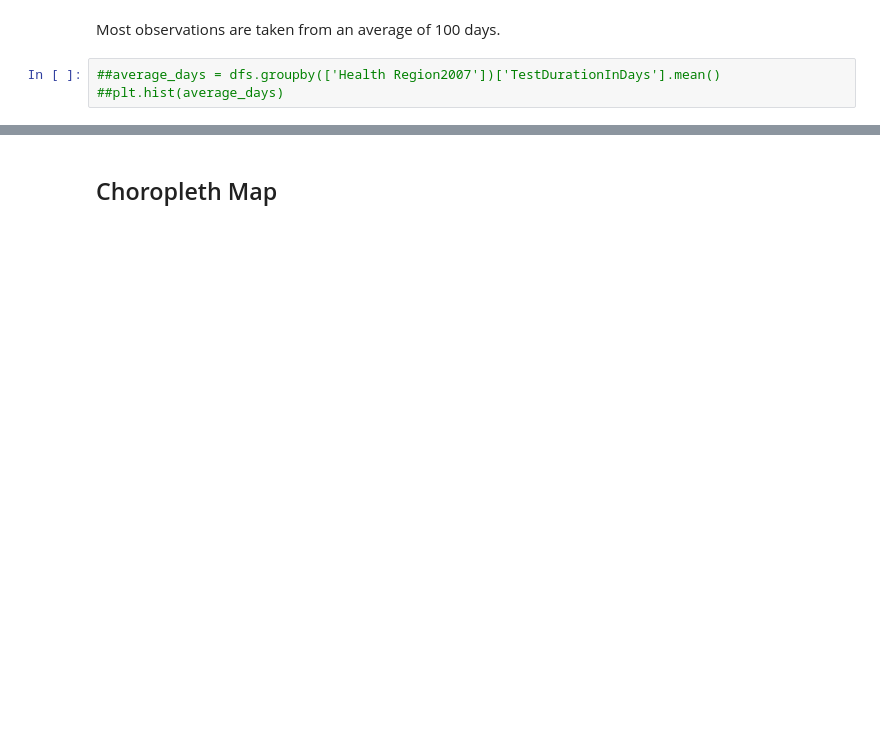
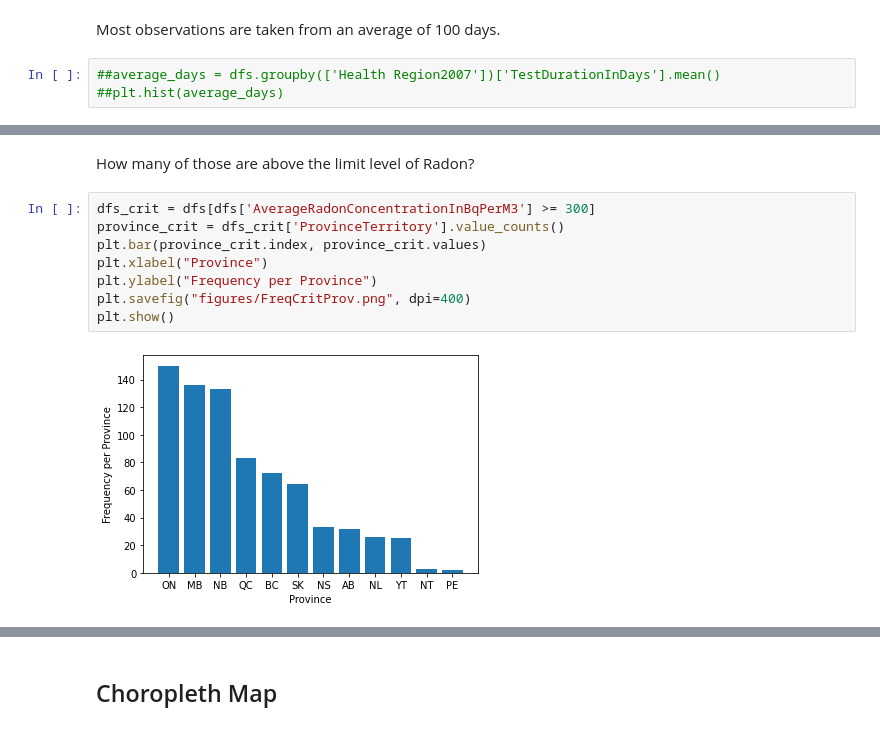
Before and after one commit to jjzhuwu/Radon-Concentration, a Jupyter notebook: Radon Concentration.ipynb, the cells around one changed output, grey strips where cells are left out. Cells and saved outputs as stored; diff of their text form; blank space fills up the shorter version.

```diff
--- a/Radon Concentration.ipynb
+++ b/Radon Concentration.ipynb
@@ -188,0 +191,12 @@ MB, NB, SK, and YT have higher radon averages. NB and YT have high variance in r
+# %% [markdown]
+How many of those are above the limit level of Radon?
+# %%
+dfs_crit = dfs[dfs['AverageRadonConcentrationInBqPerM3'] >= 300]
+province_crit = dfs_crit['ProvinceTerritory'].value_counts()
+plt.bar(province_crit.index, province_crit.values)
+plt.xlabel("Province")
+plt.ylabel("Frequency per Province")
+plt.savefig("figures/FreqCritProv.png", dpi=400)
+plt.show()
+# %% [output]
+[figure, added]
```
Also changed, not shown: parts of 8 cells of this notebook, 8 other files.
